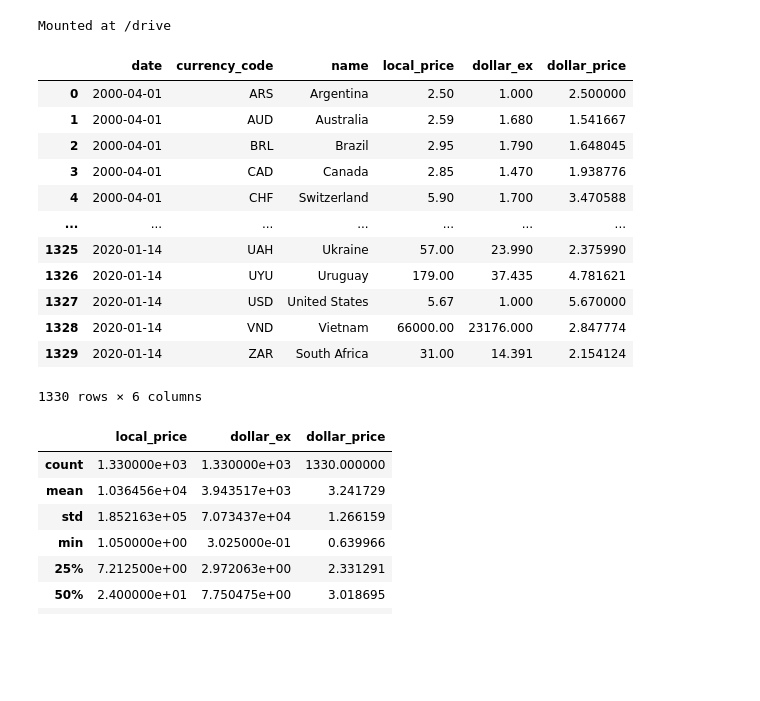
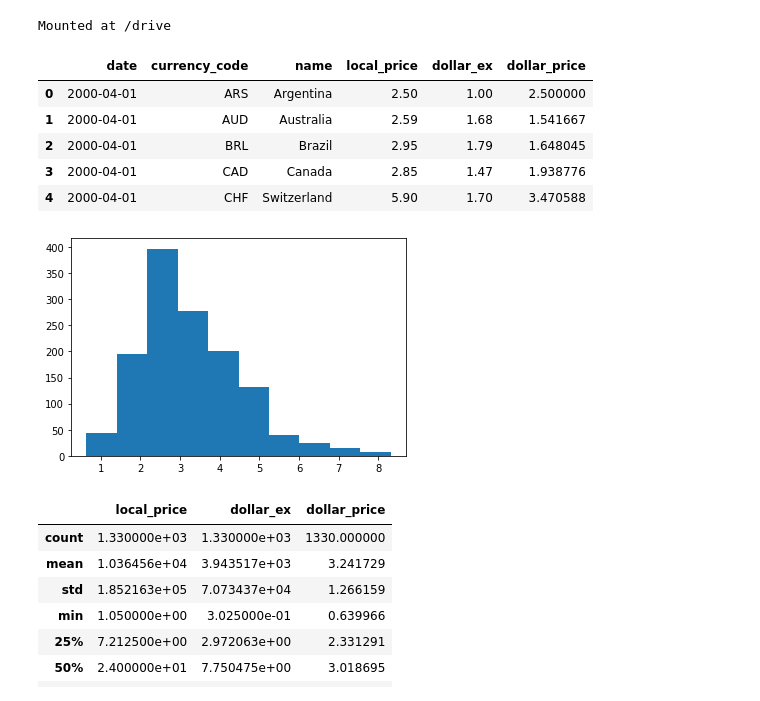
Before and after one commit to MeepoohVP/student_score, a Jupyter notebook: bigmac.ipynb, the cells around one changed output. Cells and saved outputs as stored; diff of their text form; code cells hidden in the pictures; blank space fills up the shorter version.

```diff
--- a/bigmac.ipynb
+++ b/bigmac.ipynb
@@ -11,21 +11,19 @@ drive.mount('/drive')
 Mounted at /drive
 # %%
 data = pd.read_csv('/drive/MyDrive/pandas/BigmacPrice.csv')
-data
+data.head()
 # %% [output]
 |  | date | currency_code | name | local_price | dollar_ex | dollar_price |
-| 0 | 2000-04-01 | ARS | Argentina | 2.50 | 1.000 | 2.500000 |
-| 1 | 2000-04-01 | AUD | Australia | 2.59 | 1.680 | 1.541667 |
-| 2 | 2000-04-01 | BRL | Brazil | 2.95 | 1.790 | 1.648045 |
-| 3 | 2000-04-01 | CAD | Canada | 2.85 | 1.470 | 1.938776 |
-| 4 | 2000-04-01 | CHF | Switzerland | 5.90 | 1.700 | 3.470588 |
-| ... | ... | ... | ... | ... | ... | ... |
-| 1325 | 2020-01-14 | UAH | Ukraine | 57.00 | 23.990 | 2.375990 |
-| 1326 | 2020-01-14 | UYU | Uruguay | 179.00 | 37.435 | 4.781621 |
-| 1327 | 2020-01-14 | USD | United States | 5.67 | 1.000 | 5.670000 |
-| 1328 | 2020-01-14 | VND | Vietnam | 66000.00 | 23176.000 | 2.847774 |
-| 1329 | 2020-01-14 | ZAR | South Africa | 31.00 | 14.391 | 2.154124 |
+| 0 | 2000-04-01 | ARS | Argentina | 2.50 | 1.00 | 2.500000 |
+| 1 | 2000-04-01 | AUD | Australia | 2.59 | 1.68 | 1.541667 |
+| 2 | 2000-04-01 | BRL | Brazil | 2.95 | 1.79 | 1.648045 |
+| 3 | 2000-04-01 | CAD | Canada | 2.85 | 1.47 | 1.938776 |
+| 4 | 2000-04-01 | CHF | Switzerland | 5.90 | 1.70 | 3.470588 |
-1330 rows × 6 columns
+# %%
+plt.hist(data['dollar_price'])
+plt.show()
+# %% [output]
+[figure, added]
 # %%
 data.describe()
 # %% [output]
```
Also changed, not shown: parts of 7 cells of this notebook.
